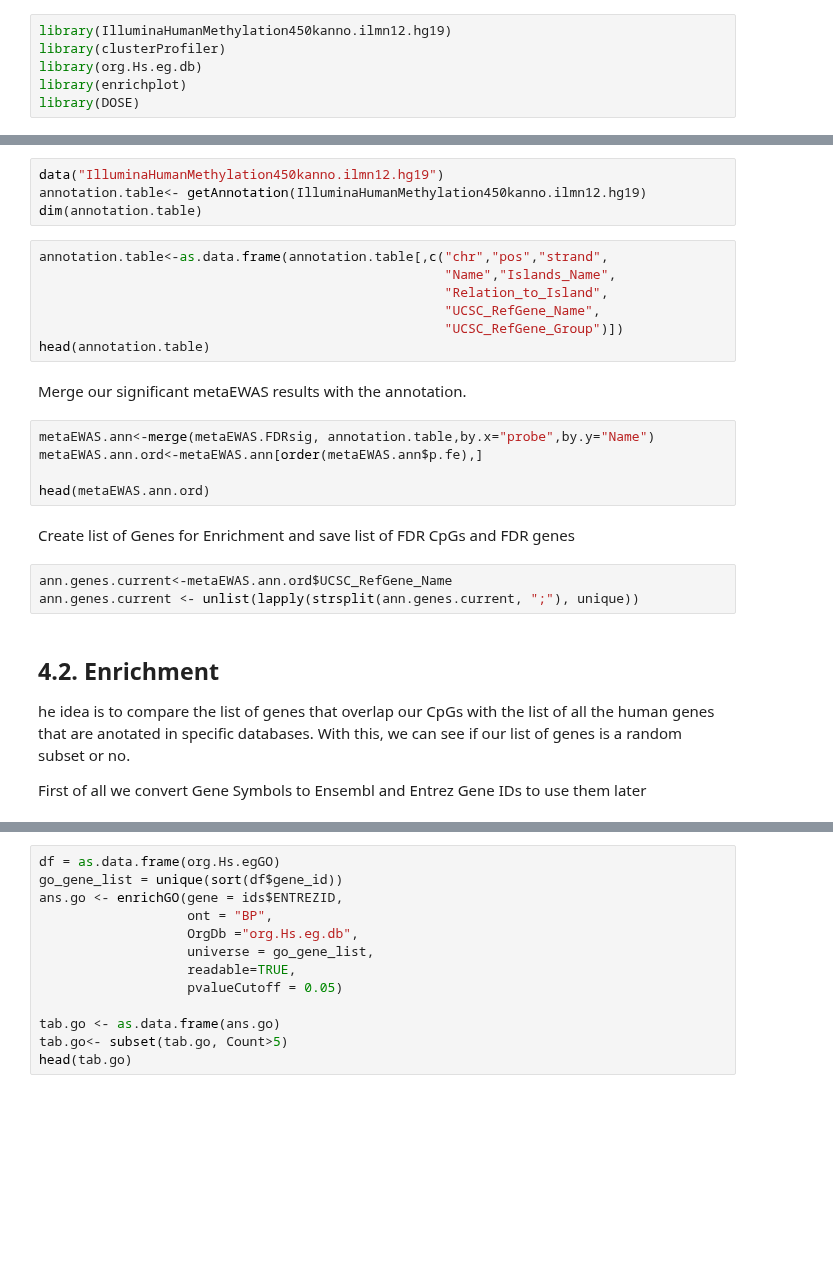
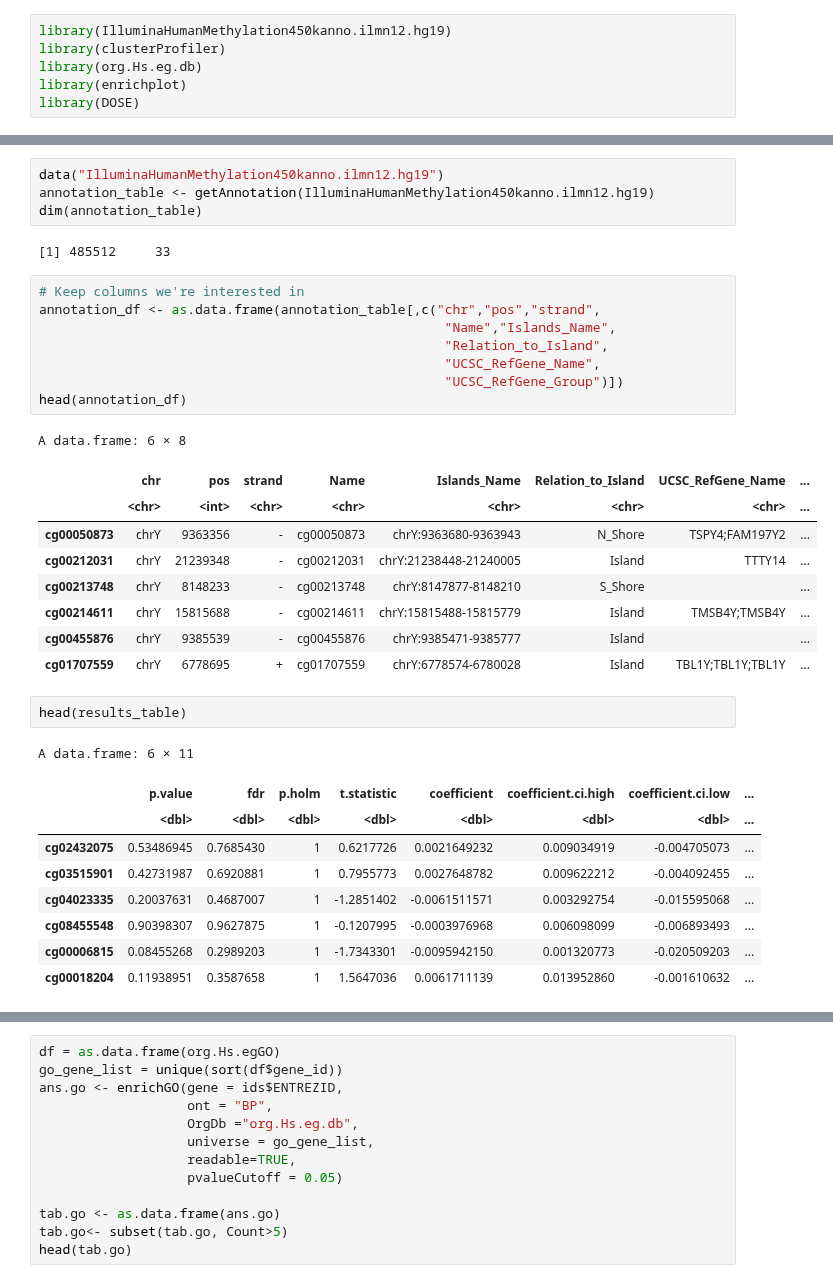
Before and after one commit to joanall/Hands-On-Epigenome-Wide-Analysis-EWAS-, a Jupyter notebook: ewas_tutorial.ipynb, the cells around one changed output, grey strips where cells are left out. Saved outputs shown, nothing was run; the diff lists cells and outputs as text; blank space fills up the shorter version.

```diff
--- a/ewas_tutorial.ipynb
+++ b/ewas_tutorial.ipynb
@@ -810,28 +831,36 @@ anot her option is to go to ...... (ebpage)
 # %%
 data("IlluminaHumanMethylation450kanno.ilmn12.hg19")
-annotation.table<- getAnnotation(IlluminaHumanMethylation450kanno.ilmn12.hg19)
-dim(annotation.table)
+annotation_table <- getAnnotation(IlluminaHumanMethylation450kanno.ilmn12.hg19)
+dim(annotation_table)
+# %% [output]
+[1] 485512     33
 # %%
-annotation.table<-as.data.frame(annotation.table[,c("chr","pos","strand",
+# Keep columns we're interested in
+annotation_df <- as.data.frame(annotation_table[,c("chr","pos","strand",
                                                     "Name","Islands_Name",
                                                     "Relation_to_Island",
                                                     "UCSC_RefGene_Name",
                                                     "UCSC_RefGene_Group")])
-head(annotation.table)
+head(annotation_df)
+# %% [output]
+A data.frame: 6 × 8
+|  | chr | pos | strand | Name | Islands_Name | Relation_to_Island | UCSC_RefGene_Name | ... |
+|  | <chr> | <int> | <chr> | <chr> | <chr> | <chr> | <chr> | ... |
+| cg00050873 | chrY | 9363356 | - | cg00050873 | chrY:9363680-9363943 | N_Shore | TSPY4;FAM197Y2 | ... |
+| cg00212031 | chrY | 21239348 | - | cg00212031 | chrY:21238448-21240005 | Island | TTTY14 | ... |
+| cg00213748 | chrY | 8148233 | - | cg00213748 | chrY:8147877-8148210 | S_Shore |  | ... |
+| cg00214611 | chrY | 15815688 | - | cg00214611 | chrY:15815488-15815779 | Island | TMSB4Y;TMSB4Y | ... |
+| cg00455876 | chrY | 9385539 | - | cg00455876 | chrY:9385471-9385777 | Island |  | ... |
+| cg01707559 | chrY | 6778695 | + | cg01707559 | chrY:6778574-6780028 | Island | TBL1Y;TBL1Y;TBL1Y | ... |
-# %% [markdown]
-Merge our significant metaEWAS results with the annotation.
-# %%
-metaEWAS.ann<-merge(metaEWAS.FDRsig, annotation.table,by.x="probe",by.y="Name")
-metaEWAS.ann.ord<-metaEWAS.ann[order(metaEWAS.ann$p.fe),]
-
-head(metaEWAS.ann.ord)
-# %% [markdown]
-Create list of Genes for Enrichment and save list of FDR CpGs and FDR genes
-# %%
-ann.genes.current<-metaEWAS.ann.ord$UCSC_RefGene_Name
-ann.genes.current <- unlist(lapply(strsplit(ann.genes.current, ";"), unique))
-# %% [markdown]
-## 4.2. Enrichment
-he idea is to compare the list of genes that overlap our CpGs with the list of all the human genes that are anotated in specific databases. With this, we can see if our list of genes is a random subset or no.
-
-First of all we convert Gene Symbols to Ensembl and Entrez Gene IDs to use them later
+# %%
+head(results_table)
+# %% [output]
+A data.frame: 6 × 11
+|  | p.value | fdr | p.holm | t.statistic | coefficient | coefficient.ci.high | coefficient.ci.low | ... |
+|  | <dbl> | <dbl> | <dbl> | <dbl> | <dbl> | <dbl> | <dbl> | ... |
+| cg02432075 | 0.53486945 | 0.7685430 | 1 | 0.6217726 | 0.0021649232 | 0.009034919 | -0.004705073 | ... |
+| cg03515901 | 0.42731987 | 0.6920881 | 1 | 0.7955773 | 0.0027648782 | 0.009622212 | -0.004092455 | ... |
+| cg04023335 | 0.20037631 | 0.4687007 | 1 | -1.2851402 | -0.0061511571 | 0.003292754 | -0.015595068 | ... |
+| cg08455548 | 0.90398307 | 0.9627875 | 1 | -0.1207995 | -0.0003976968 | 0.006098099 | -0.006893493 | ... |
+| cg00006815 | 0.08455268 | 0.2989203 | 1 | -1.7343301 | -0.0095942150 | 0.001320773 | -0.020509203 | ... |
+| cg00018204 | 0.11938951 | 0.3587658 | 1 | 1.5647036 | 0.0061711139 | 0.013952860 | -0.001610632 | ... |
```
Also changed, not shown: parts of 24 cells of this notebook.
